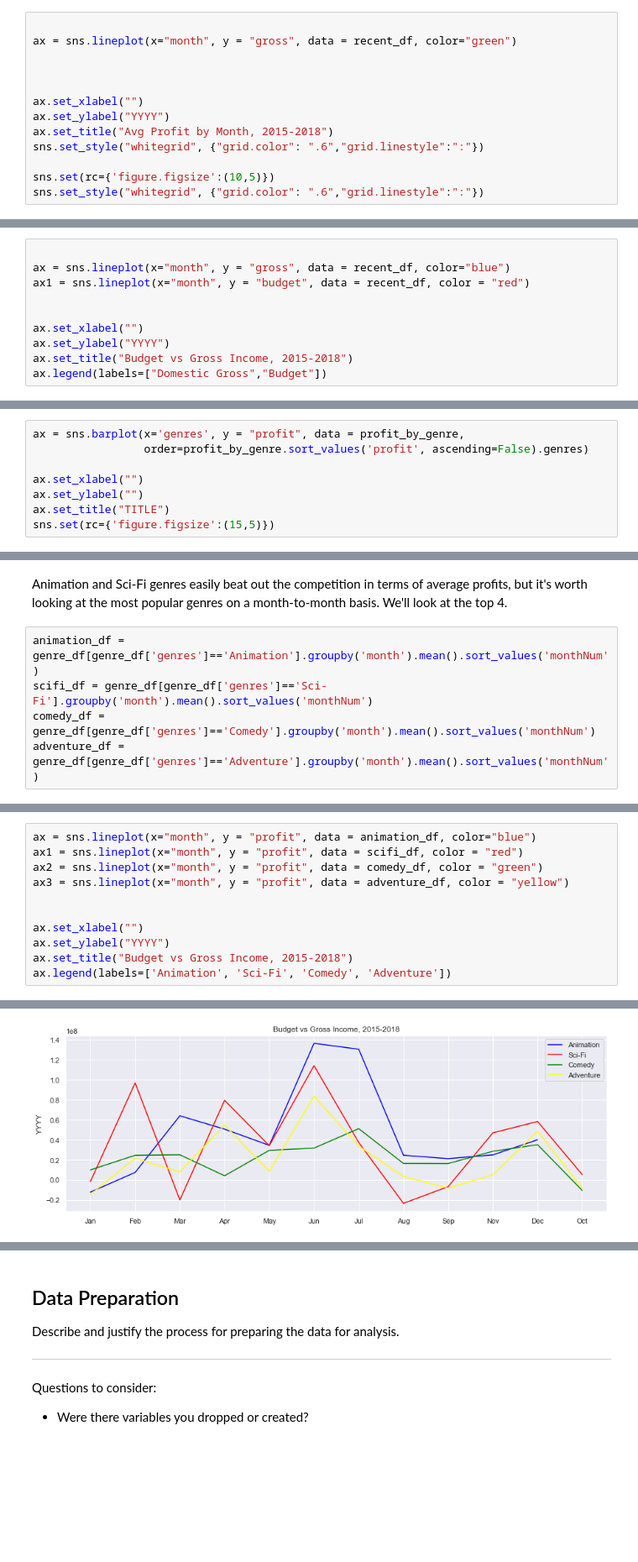
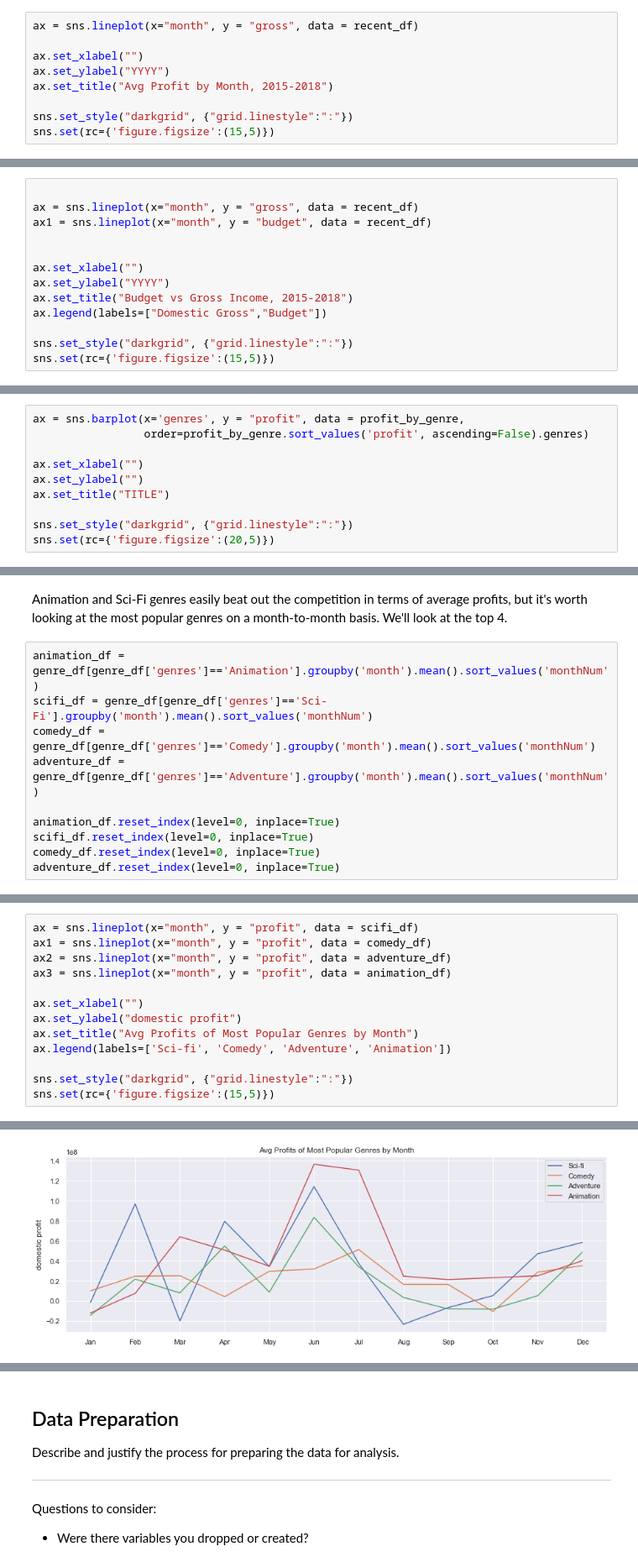
Before and after one commit to shadel96/Microsoft-Movie-Analysis, a Jupyter notebook: dsc-phase1-project-template.ipynb, the cells around one changed output, grey strips where cells are left out. Shown at 84% size. Saved outputs shown, nothing was run; the diff lists cells and outputs as text; blank space fills up the shorter version.

```diff
--- a/dsc-phase1-project-template.ipynb
+++ b/dsc-phase1-project-template.ipynb
@@ -199,16 +199,12 @@ recent_df = combined_df[(combined_df['year'] >= 2015) & (combined_df['year'] <=
 # %% [markdown]
 The following shows chart shows the average budgets and gross income for movies between 2015-2018, sorted by month.
 # %%
-
-ax = sns.lineplot(x="month", y = "gross", data = recent_df, color="green")
-
-
+ax = sns.lineplot(x="month", y = "gross", data = recent_df)
 
 ax.set_xlabel("")
 ax.set_ylabel("YYYY")
 ax.set_title("Avg Profit by Month, 2015-2018")
-sns.set_style("whitegrid", {"grid.color": ".6","grid.linestyle":":"})
 
-sns.set(rc={'figure.figsize':(10,5)})
-sns.set_style("whitegrid", {"grid.color": ".6","grid.linestyle":":"})
+sns.set_style("darkgrid", {"grid.linestyle":":"})
+sns.set(rc={'figure.figsize':(15,5)})
 # %% [output]
@@ -217,12 +213,15 @@ sns.set_style("whitegrid", {"grid.color": ".6","grid.linestyle":":"})
 A graph of profits by month indicates that the months with highest success rates tend to be early spring, early summer, and to a lesser degree, the holiday season.
 # %%
 
-ax = sns.lineplot(x="month", y = "gross", data = recent_df, color="blue")
-ax1 = sns.lineplot(x="month", y = "budget", data = recent_df, color = "red")
+ax = sns.lineplot(x="month", y = "gross", data = recent_df)
+ax1 = sns.lineplot(x="month", y = "budget", data = recent_df)
 
 
 ax.set_xlabel("")
 ax.set_ylabel("YYYY")
 ax.set_title("Budget vs Gross Income, 2015-2018")
 ax.legend(labels=["Domestic Gross","Budget"])
+
+sns.set_style("darkgrid", {"grid.linestyle":":"})
+sns.set(rc={'figure.figsize':(15,5)})
 # %% [output]
@@ -313,5 +309,7 @@ ax = sns.barplot(x='genres', y = "profit", data = profit_by_genre,
 ax.set_xlabel("")
 ax.set_ylabel("")
 ax.set_title("TITLE")
-sns.set(rc={'figure.figsize':(15,5)})
+
+sns.set_style("darkgrid", {"grid.linestyle":":"})
+sns.set(rc={'figure.figsize':(20,5)})
 # %% [output]
@@ -323,3 +321,8 @@ animation_df = genre_df[genre_df['genres']=='Animation'].groupby('month').mean()
 scifi_df = genre_df[genre_df['genres']=='Sci-Fi'].groupby('month').mean().sort_values('monthNum')
 comedy_df = genre_df[genre_df['genres']=='Comedy'].groupby('month').mean().sort_values('monthNum')
 adventure_df = genre_df[genre_df['genres']=='Adventure'].groupby('month').mean().sort_values('monthNum')
+
+animation_df.reset_index(level=0, inplace=True)
+scifi_df.reset_index(level=0, inplace=True)
+comedy_df.reset_index(level=0, inplace=True)
+adventure_df.reset_index(level=0, inplace=True)
@@ -326,12 +339,14 @@ adventure_df = genre_df[genre_df['genres']=='Adventure'].groupby('month').mean()
 # %%
-ax = sns.lineplot(x="month", y = "profit", data = animation_df, color="blue")
-ax1 = sns.lineplot(x="month", y = "profit", data = scifi_df, color = "red")
-ax2 = sns.lineplot(x="month", y = "profit", data = comedy_df, color = "green")
-ax3 = sns.lineplot(x="month", y = "profit", data = adventure_df, color = "yellow")
-
+ax = sns.lineplot(x="month", y = "profit", data = scifi_df)
+ax1 = sns.lineplot(x="month", y = "profit", data = comedy_df)
+ax2 = sns.lineplot(x="month", y = "profit", data = adventure_df)
+ax3 = sns.lineplot(x="month", y = "profit", data = animation_df)
 
 ax.set_xlabel("")
-ax.set_ylabel("YYYY")
-ax.set_title("Budget vs Gross Income, 2015-2018")
-ax.legend(labels=['Animation', 'Sci-Fi', 'Comedy', 'Adventure'])
+ax.set_ylabel("domestic profit")
+ax.set_title("Avg Profits of Most Popular Genres by Month")
+ax.legend(labels=['Sci-fi', 'Comedy', 'Adventure', 'Animation'])
+
+sns.set_style("darkgrid", {"grid.linestyle":":"})
+sns.set(rc={'figure.figsize':(15,5)})
 # %% [output]
@@ -339 +353 @@ ax.legend(labels=['Animation', 'Sci-Fi', 'Comedy', 'Adventure'])
-[figure, old version]
+[figure, new version]
```
Also changed, not shown: parts of 17 cells of this notebook.
